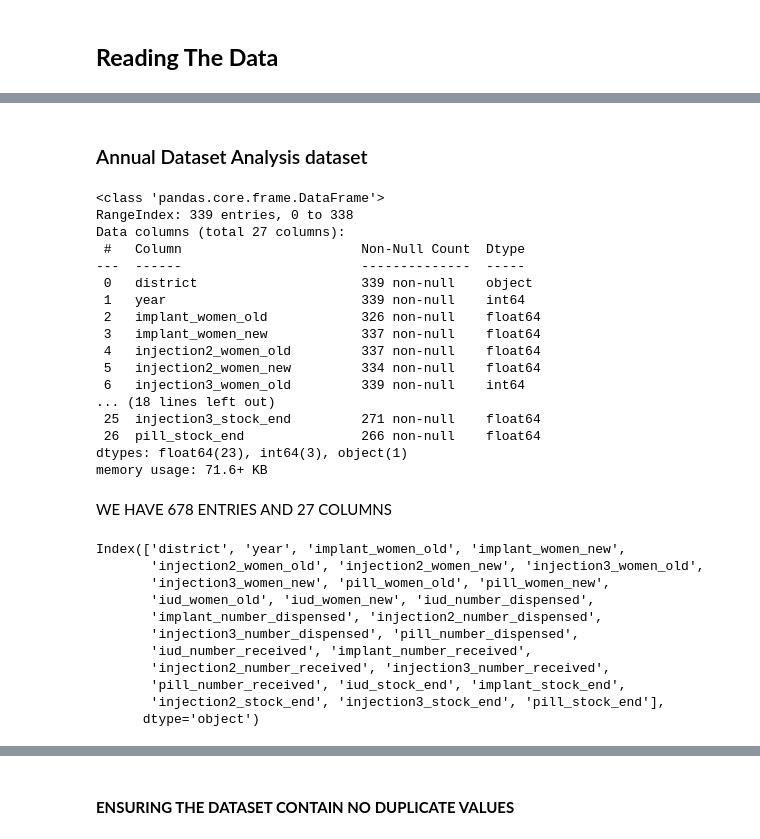
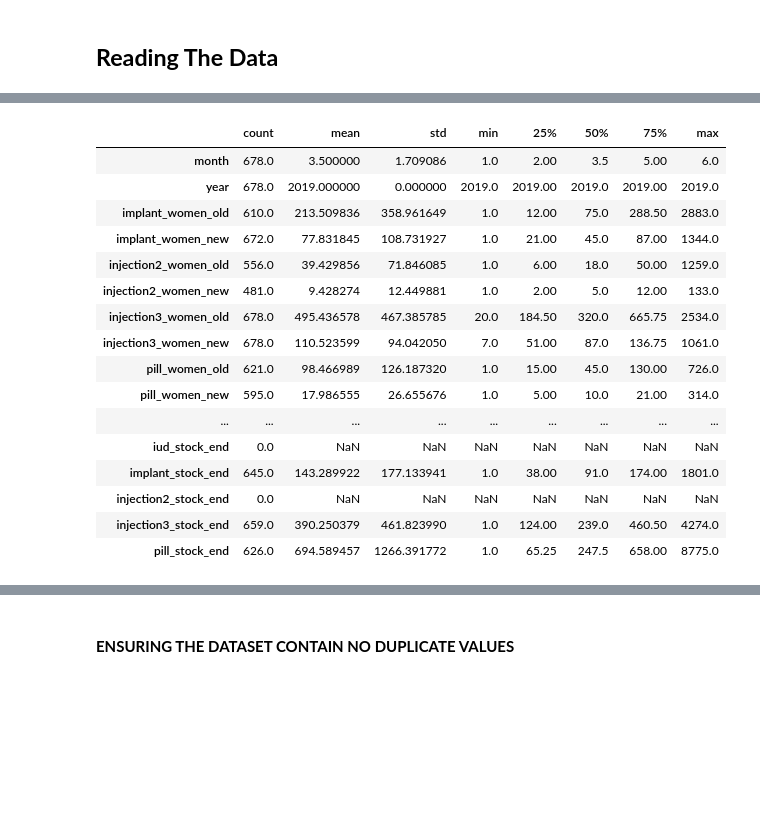
Before and after one commit to Viviankatheu/Future-Contraceptive-Use, a Jupyter notebook: Intelligent_Forecasting_Challenge_Model_Future_Contraceptive__Use_in_Cote_d'Ivoire.ipynb, the cells around one changed output, grey strips where cells are left out. Drawn from its saved outputs; the diff is of its cells as text; code cells hidden in the pictures; blank space fills up the shorter version.

```diff
--- a/Intelligent_Forecasting_Challenge_Model_Future_Contraceptive__Use_in_Cote_d'Ivoire.ipynb
+++ b/Intelligent_Forecasting_Challenge_Model_Future_Contraceptive__Use_in_Cote_d'Ivoire.ipynb
@@ -39,10 +39,16 @@ warnings.filterwarnings("ignore")
 annual = pd.read_csv('contraceptive_case_data_annual.csv')
 
 # Reading our monthly
+monthly = pd.read_csv('monthly_cases.csv')
 
+# Reading service delivery site data
+site = pd.read_csv('service_delivery_site_data.csv')
 
 # Reading our Train dataset
 df = pd.read_csv('Train.csv')
+
+# Reading the product dataset
+prod = pd.read_csv('product.csv')
 # %%
 # Previewing our Annual dataset
 annual.head(5)
@@ -76,43 +171,3 @@ df.shape
-# %% [markdown]
-### Annual Dataset Analysis dataset
-# %%
-# checking the info on our ranking dataset
-annual.info()
-# %% [output]
-<class 'pandas.core.frame.DataFrame'>
-RangeIndex: 339 entries, 0 to 338
-Data columns (total 27 columns):
- #   Column                       Non-Null Count  Dtype
----  ------                       --------------  -----
- 0   district                     339 non-null    object
- 1   year                         339 non-null    int64
- 2   implant_women_old            326 non-null    float64
- 3   implant_women_new            337 non-null    float64
- 4   injection2_women_old         337 non-null    float64
- 5   injection2_women_new         334 non-null    float64
- 6   injection3_women_old         339 non-null    int64
-... (18 lines left out)
- 25  injection3_stock_end         271 non-null    float64
- 26  pill_stock_end               266 non-null    float64
-dtypes: float64(23), int64(3), object(1)
-memory usage: 71.6+ KB
-# %% [markdown]
-WE HAVE 678 ENTRIES AND 27 COLUMNS
-# %%
-# Looking at the columns in hospital dataset
-annual.columns
-# %% [output]
-Index(['district', 'year', 'implant_women_old', 'implant_women_new',
-       'injection2_women_old', 'injection2_women_new', 'injection3_women_old',
-       'injection3_women_new', 'pill_women_old', 'pill_women_new',
-       'iud_women_old', 'iud_women_new', 'iud_number_dispensed',
-       'implant_number_dispensed', 'injection2_number_dispensed',
-       'injection3_number_dispensed', 'pill_number_dispensed',
-       'iud_number_received', 'implant_number_received',
-       'injection2_number_received', 'injection3_number_received',
-       'pill_number_received', 'iud_stock_end', 'implant_stock_end',
-       'injection2_stock_end', 'injection3_stock_end', 'pill_stock_end'],
-      dtype='object')
 # %%
 # Summary of the numerical attributes
 annual.describe().transpose()
@@ -134,3 +189,24 @@ annual.describe().transpose()
 | injection2_stock_end | 0.0 | NaN | NaN | NaN | NaN | NaN | NaN | NaN |
 | injection3_stock_end | 271.0 | 3579.070111 | 4794.325204 | 5.0 | 880.50 | 2066.0 | 4054.00 | 32457.0 |
 | pill_stock_end | 266.0 | 9146.868421 | 18806.852458 | 1.0 | 626.00 | 2923.0 | 7919.50 | 181880.0 |
+# %%
+# Summary of the numerical attributes
+monthly.describe().transpose()
+# %% [output]
+|  | count | mean | std | min | 25% | 50% | 75% | max |
+| month | 678.0 | 3.500000 | 1.709086 | 1.0 | 2.00 | 3.5 | 5.00 | 6.0 |
+| year | 678.0 | 2019.000000 | 0.000000 | 2019.0 | 2019.00 | 2019.0 | 2019.00 | 2019.0 |
+| implant_women_old | 610.0 | 213.509836 | 358.961649 | 1.0 | 12.00 | 75.0 | 288.50 | 2883.0 |
+| implant_women_new | 672.0 | 77.831845 | 108.731927 | 1.0 | 21.00 | 45.0 | 87.00 | 1344.0 |
+| injection2_women_old | 556.0 | 39.429856 | 71.846085 | 1.0 | 6.00 | 18.0 | 50.00 | 1259.0 |
+| injection2_women_new | 481.0 | 9.428274 | 12.449881 | 1.0 | 2.00 | 5.0 | 12.00 | 133.0 |
+| injection3_women_old | 678.0 | 495.436578 | 467.385785 | 20.0 | 184.50 | 320.0 | 665.75 | 2534.0 |
+| injection3_women_new | 678.0 | 110.523599 | 94.042050 | 7.0 | 51.00 | 87.0 | 136.75 | 1061.0 |
+| pill_women_old | 621.0 | 98.466989 | 126.187320 | 1.0 | 15.00 | 45.0 | 130.00 | 726.0 |
+| pill_women_new | 595.0 | 17.986555 | 26.655676 | 1.0 | 5.00 | 10.0 | 21.00 | 314.0 |
+| ... | ... | ... | ... | ... | ... | ... | ... | ... |
+| iud_stock_end | 0.0 | NaN | NaN | NaN | NaN | NaN | NaN | NaN |
+| implant_stock_end | 645.0 | 143.289922 | 177.133941 | 1.0 | 38.00 | 91.0 | 174.00 | 1801.0 |
+| injection2_stock_end | 0.0 | NaN | NaN | NaN | NaN | NaN | NaN | NaN |
+| injection3_stock_end | 659.0 | 390.250379 | 461.823990 | 1.0 | 124.00 | 239.0 | 460.50 | 4274.0 |
+| pill_stock_end | 626.0 | 694.589457 | 1266.391772 | 1.0 | 65.25 | 247.5 | 658.00 | 8775.0 |
```
Also changed, not shown: parts of 59 cells of this notebook.
